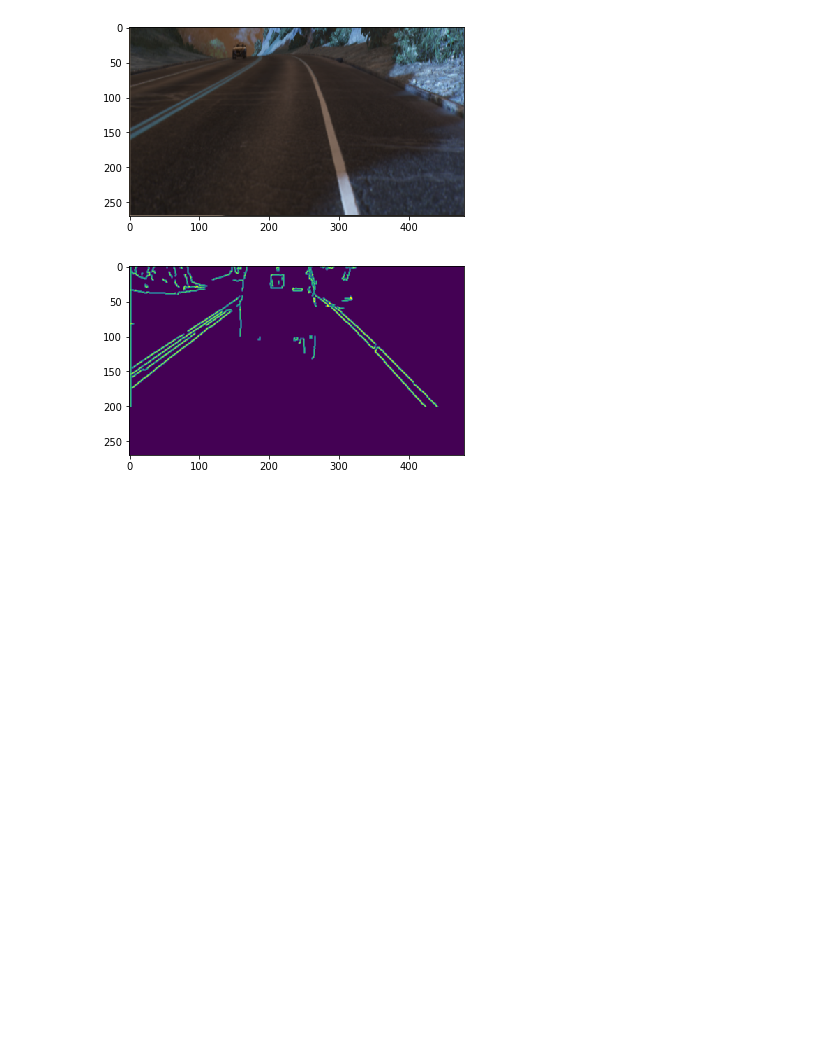
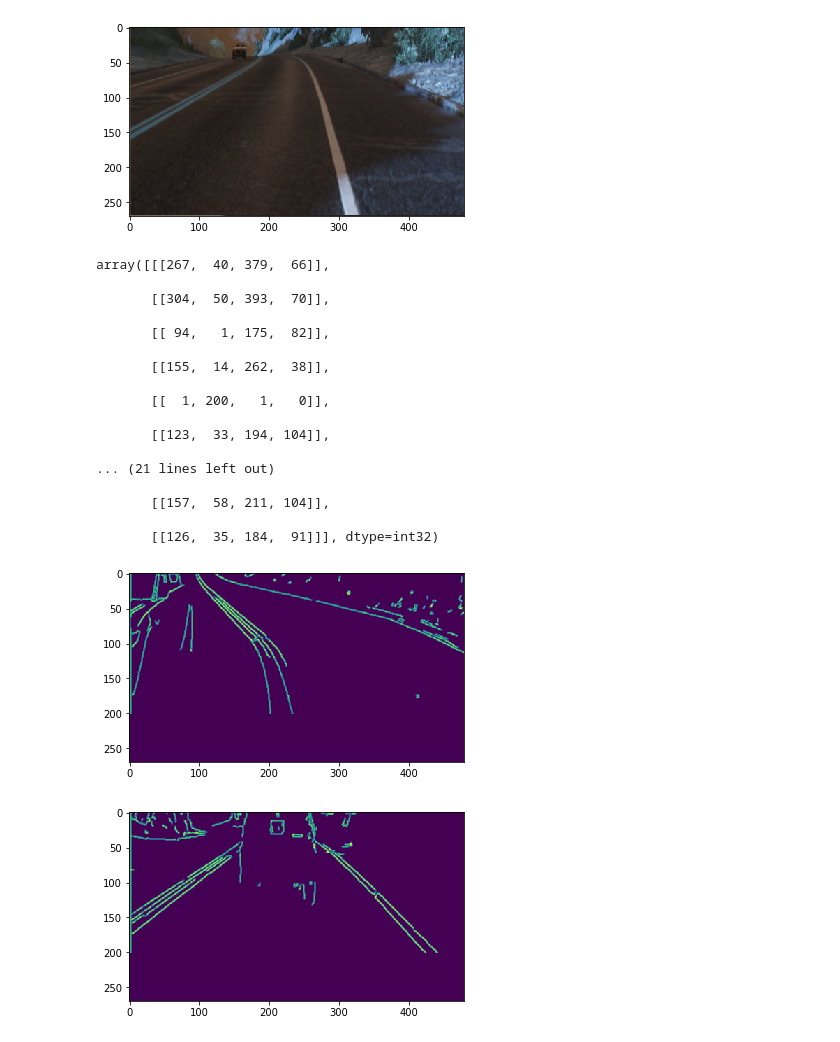
Before and after one commit to xiaoli-chen/GTA5, a Jupyter notebook: lane extraction.ipynb, the cells around one changed output. Cells and saved outputs as stored; diff of their text form; code cells hidden in the pictures; blank space fills up the shorter version.

```diff
--- a/lane extraction.ipynb
+++ b/lane extraction.ipynb
@@ -71,3 +69,32 @@ cv2.HoughLinesP?
+# %%
+img, action = get_saved_data(12)
+processed_img = cv2.Canny(img, threshold1=200, threshold2=300)
+#processed_img = cv2.Canny(gray_img, threshold1=200, threshold2=300)
+processed_img = cv2.GaussianBlur(processed_img, (3,3), 0 )
+vertices = np.array([[0,200],[0,0],[800,0],[800,200]], np.int32)
+processed_img = roi(processed_img, [vertices])
+lines = cv2.HoughLinesP(processed_img, 1, np.pi/180, 120, 20, 35)
+plt.imshow(processed_img)
+lines
+# %% [output]
+array([[[267,  40, 379,  66]],
+
+       [[304,  50, 393,  70]],
+
+       [[ 94,   1, 175,  82]],
+
+       [[155,  14, 262,  38]],
+
+       [[  1, 200,   1,   0]],
+
+       [[123,  33, 194, 104]],
+
+... (21 lines left out)
+
+       [[157,  58, 211, 104]],
+
+       [[126,  35, 184,  91]]], dtype=int32)
+[figure, added]
 # %%
 def detect_edge(rgb_image):
     #gray_img = cv2.cvtColor(rgb_image, cv2.COLOR_BGR2GRAY)
```
Also changed, not shown: parts of 6 cells of this notebook, 9 other files.
